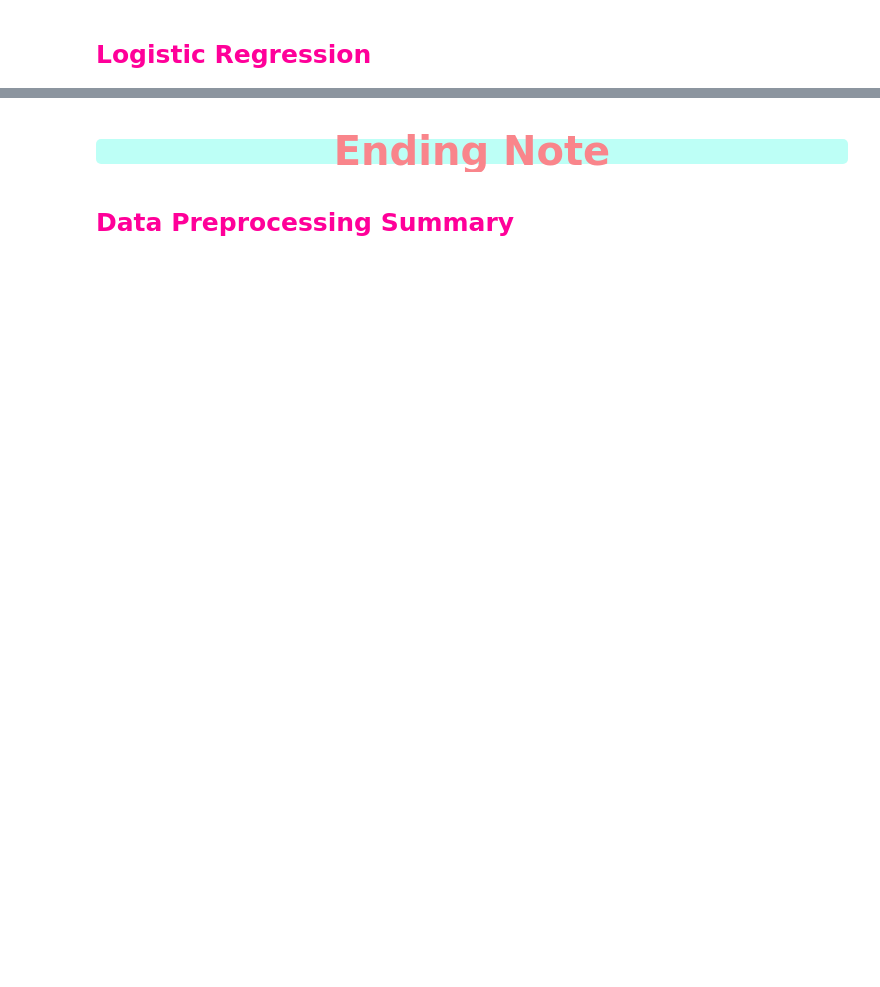
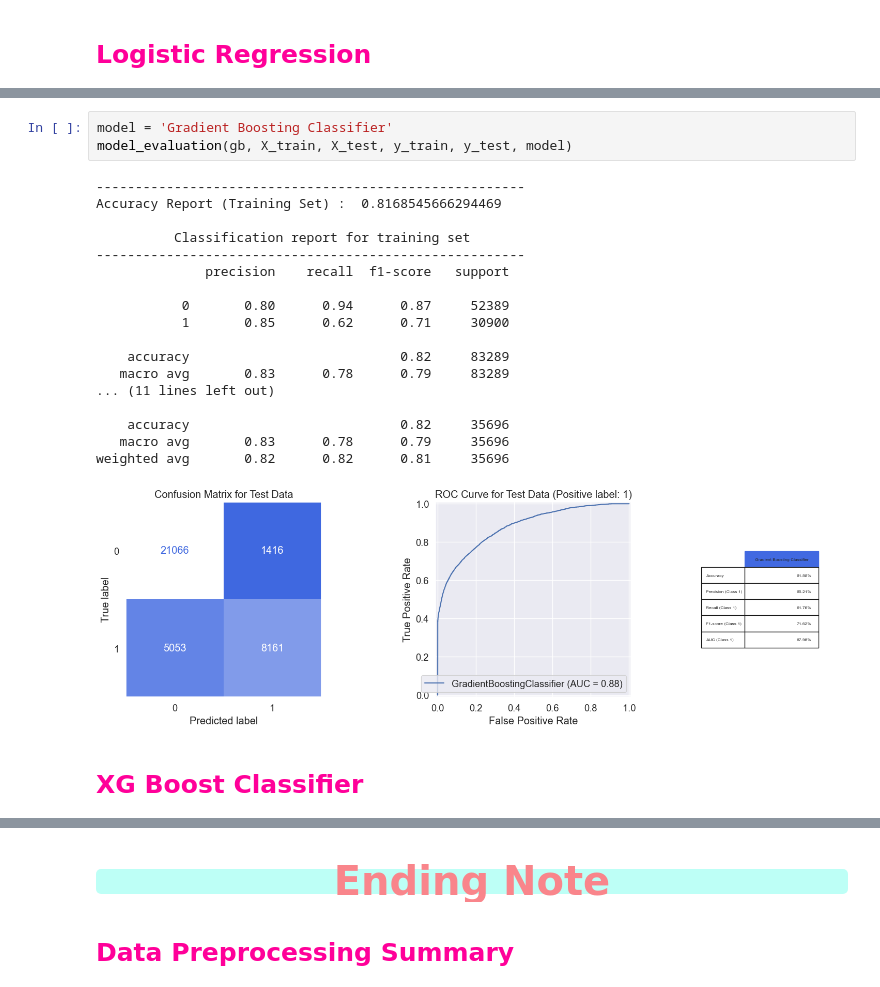
Before and after one commit to mateen-mk/Hotel-Booking-Cancellation-Prediction, a Jupyter notebook: notebooks/04_model_building.ipynb, the cells around one changed output, grey strips where cells are left out. Cells and saved outputs as stored; diff of their text form; blank space fills up the shorter version.

```diff
--- a/notebooks/04_model_building.ipynb
+++ b/notebooks/04_model_building.ipynb
@@ -655,0 +474,24 @@ We have successfully completed all necessary preprocessing steps and saved our c
+# %%
+model = 'Gradient Boosting Classifier'
+model_evaluation(gb, X_train, X_test, y_train, y_test, model)
+# %% [output]
+-------------------------------------------------------
+Accuracy Report (Training Set) :  0.8168545666294469
+
+          Classification report for training set
+-------------------------------------------------------
+              precision    recall  f1-score   support
+
+           0       0.80      0.94      0.87     52389
+           1       0.85      0.62      0.71     30900
+
+    accuracy                           0.82     83289
+   macro avg       0.83      0.78      0.79     83289
+... (11 lines left out)
+
+    accuracy                           0.82     35696
+   macro avg       0.83      0.78      0.79     35696
+weighted avg       0.82      0.82      0.81     35696
+[figure, added]
+# %% [markdown]
+### <div id = '4.7' style = "font-size : 25px; color : #ff0099; font-family : 'Comic Sans MS'; "><strong>XG Boost Classifier</strong>
```
Also changed, not shown: parts of 69 cells of this notebook.
